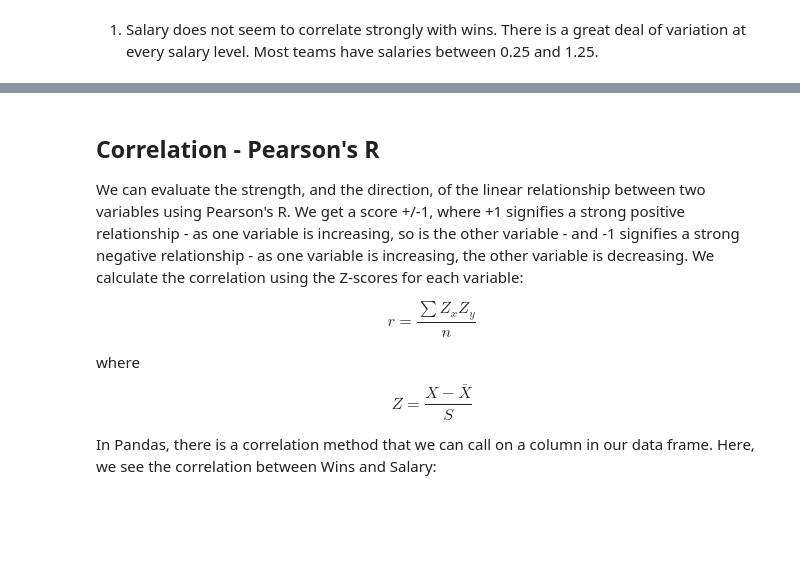
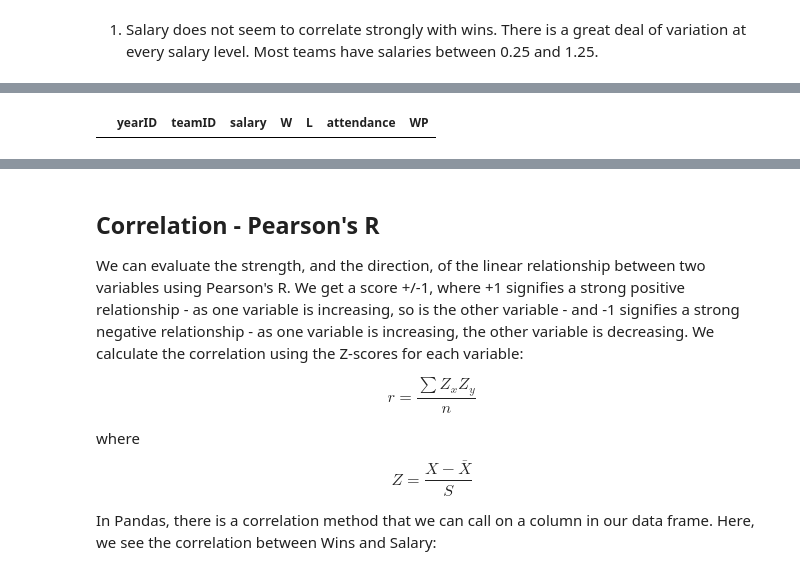
Before and after one commit to michaelmdresser/csci4831-sabermetrics, a Jupyter notebook: Lecture12AlexRodriguez.ipynb, the cells around one changed output, grey strips where cells are left out. Cells and saved outputs as stored; diff of their text form; code cells hidden in the pictures; blank space fills up the shorter version.

```diff
--- a/Lecture12AlexRodriguez.ipynb
+++ b/Lecture12AlexRodriguez.ipynb
@@ -194,3 +196,17 @@ nl_min_salaries = nl_team_salaries.groupby(['yearID'], as_index=False).agg({'sal
 
 teamsWinsSalaries["WP"] = teamsWinsSalaries["W"] / (teamsWinsSalaries["L"] + teamsWinsSalaries["W"])
 teamsWinsSalaries.sort_values(["WP"], ascending=False)
+
+highwp = teamsWinsSalaries["WP"].quantile(0.75)
+lowwp = teamsWinsSalaries["WP"].quantile(0.4)
+highsal = sal2000["salary"].quantile(0.75)
+lowsal = sal2000["salary"].quantile(0.6)
+
+highwp_highsal = teamsWinsSalaries.loc[(teamsWinsSalaries["WP"] >= highwp) &
+                                       (teamsWinsSalaries["salary"] >= highsal)]
+highwp_lowsal = teamsWinsSalaries.loc[(teamsWinsSalaries["WP"] >= highwp) &
+                                       (teamsWinsSalaries["salary"] <= lowsal)]
+lowwp_highsal = teamsWinsSalaries.loc[(teamsWinsSalaries["WP"] <= lowwp) &
+                                       (teamsWinsSalaries["salary"] >= highsal)]
+lowwp_lowsal = teamsWinsSalaries.loc[(teamsWinsSalaries["WP"] <= lowwp) &
+                                       (teamsWinsSalaries["salary"] <= lowsal)]
@@ -215,0 +213,4 @@ teamsWinsSalaries.sort_values(["WP"], ascending=False)
+# %%
+lowwp_lowsal
+# %% [output]
+|  | yearID | teamID | salary | W | L | attendance | WP |
```
Also changed, not shown: parts of 7 cells of this notebook, 10 other files.
